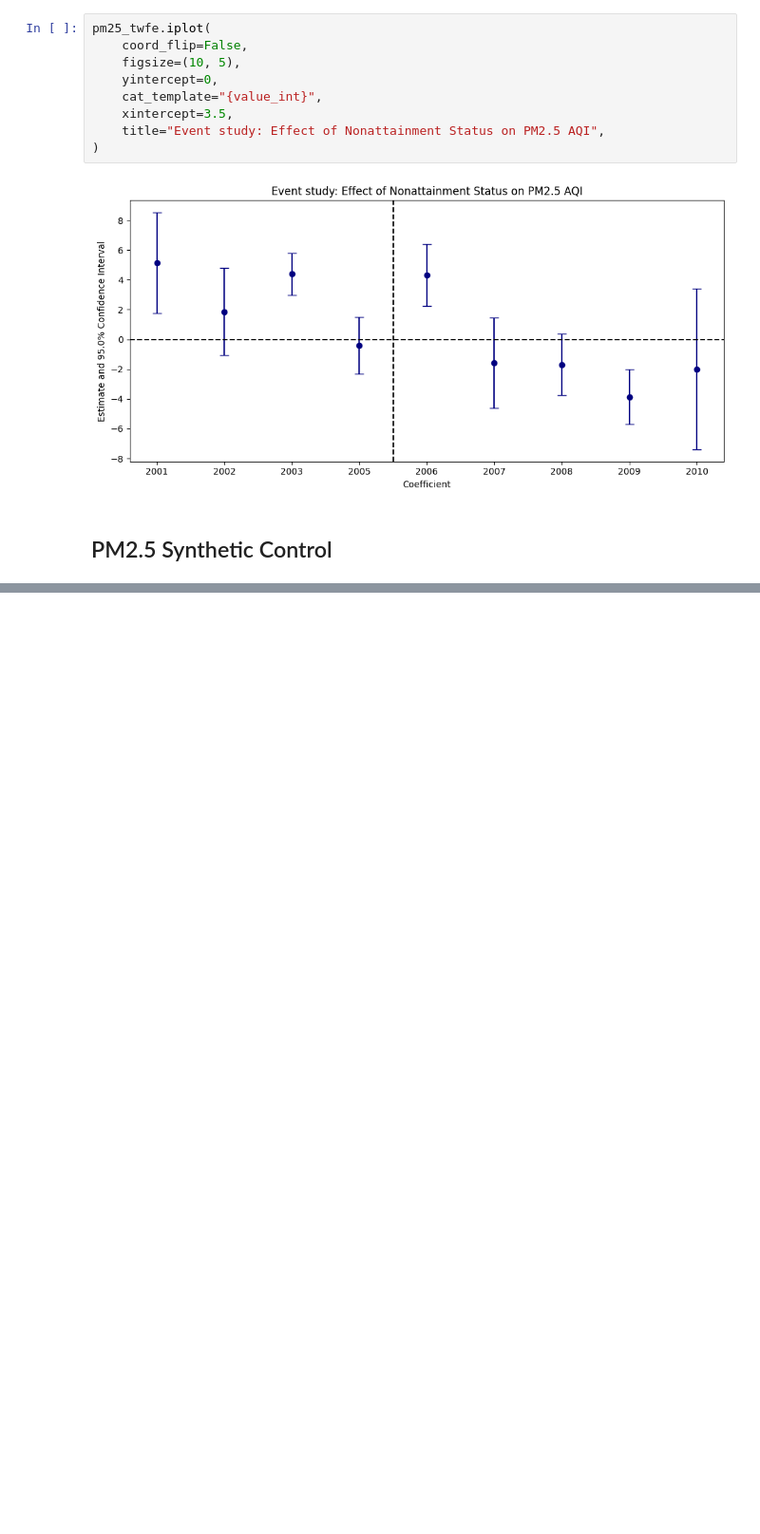
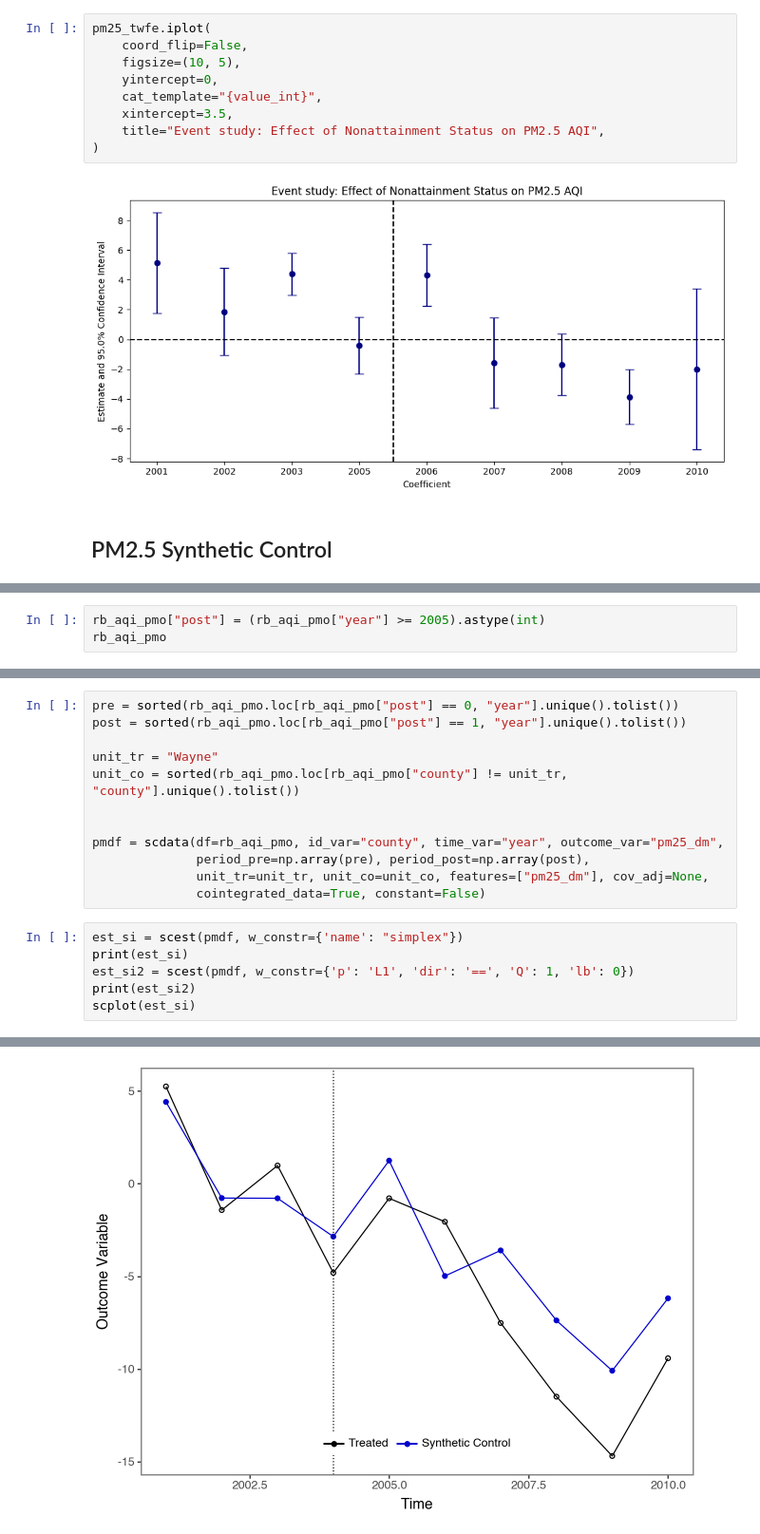
Before and after one commit to wren17/epa_greenbook_project, a Jupyter notebook: aqi_analysis.ipynb, the cells around one changed output, grey strips where cells are left out. Shown at 95% size. Drawn from its saved outputs; the diff is of its cells as text; blank space fills up the shorter version.

```diff
--- a/aqi_analysis.ipynb
+++ b/aqi_analysis.ipynb
@@ -273,0 +269,3 @@ plt.show()
+# %%
+rb_aqi_pmo["post"] = (rb_aqi_pmo["year"] >= 2005).astype(int)
+rb_aqi_pmo
@@ -273,0 +286,19 @@ plt.show()
+# %%
+pre = sorted(rb_aqi_pmo.loc[rb_aqi_pmo["post"] == 0, "year"].unique().tolist())
+post = sorted(rb_aqi_pmo.loc[rb_aqi_pmo["post"] == 1, "year"].unique().tolist())
+
+unit_tr = "Wayne"
+unit_co = sorted(rb_aqi_pmo.loc[rb_aqi_pmo["county"] != unit_tr, "county"].unique().tolist())
+
+
+pmdf = scdata(df=rb_aqi_pmo, id_var="county", time_var="year", outcome_var="pm25_dm",
+              period_pre=np.array(pre), period_post=np.array(post),
+              unit_tr=unit_tr, unit_co=unit_co, features=["pm25_dm"], cov_adj=None,
+              cointegrated_data=True, constant=False)
+# %%
+est_si = scest(pmdf, w_constr={'name': "simplex"})
+print(est_si)
+est_si2 = scest(pmdf, w_constr={'p': 'L1', 'dir': '==', 'Q': 1, 'lb': 0})
+print(est_si2)
+scplot(est_si)
+# %% [output]
@@ -273,0 +322 @@ plt.show()
+[figure, added]
```
Also changed, not shown: parts of 8 cells of this notebook.
